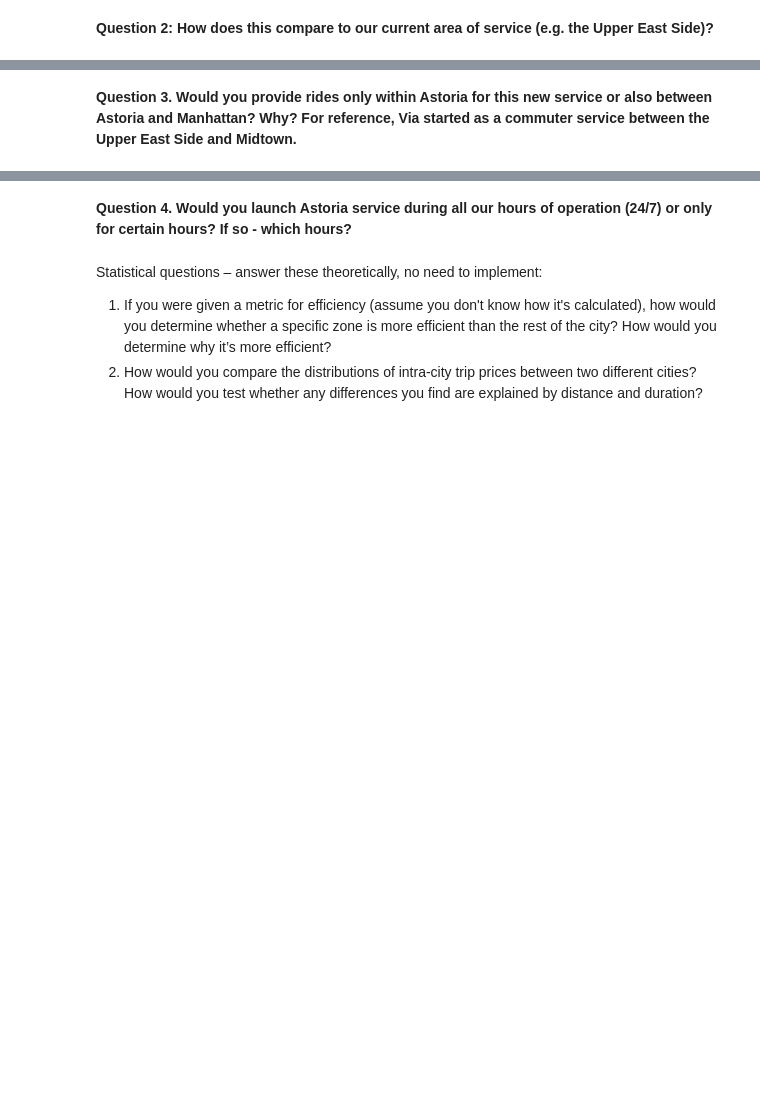
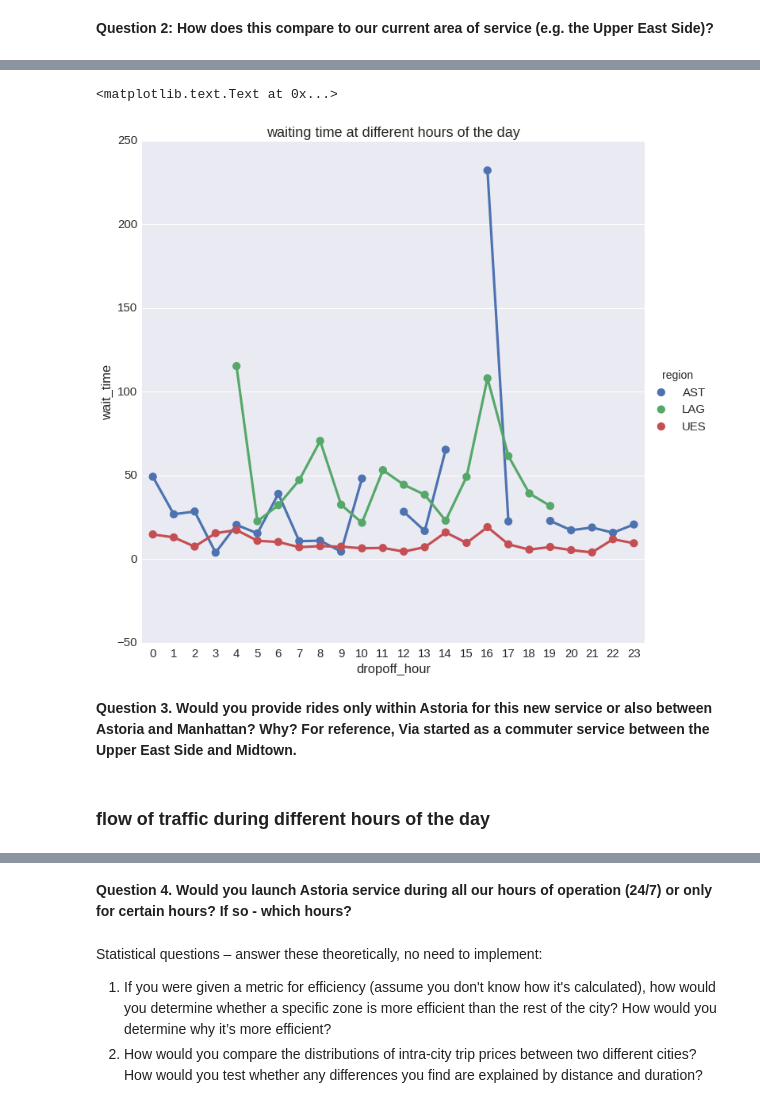
Before and after one commit to huangy22/NYC_taxi_Analysis, a Jupyter notebook: via_data_challenge_dask.ipynb, the cells around one changed output, grey strips where cells are left out. Drawn from its saved outputs; the diff is of its cells as text; code cells hidden in the pictures; blank space fills up the shorter version.

```diff
--- a/via_data_challenge_dask.ipynb
+++ b/via_data_challenge_dask.ipynb
@@ -242,0 +289,4 @@ eff_Upper_East["dist_per_minute"] = eff_Upper_East["trip_distance"]/eff_Upper_Ea
+# %%
+df_wait["dropoff_hour"] = df_wait["dropoff_datetime"].apply(lambda x: pd.to_datetime(x).hour)
+agg_wait_by_hour = df_wait[["wait_time", "region", "dropoff_hour"]] \
+                    .groupby(["region", "dropoff_hour"]).describe().reset_index()
@@ -243,2 +302,13 @@ eff_Upper_East["dist_per_minute"] = eff_Upper_East["trip_distance"]/eff_Upper_Ea
+# %%
+sns.set(font_scale=1.5)
+sns.factorplot(x='dropoff_hour',y='wait_time',
+               data=agg_wait_by_hour[agg_wait_by_hour.level_2=="50%"],
+               hue='region', size=10)
+plt.title("waiting time at different hours of the day")
+# %% [output]
+<matplotlib.text.Text at 0x...>
+[figure, added]
 # %% [markdown]
 **Question 3. Would you provide rides only within Astoria for this new service or also between Astoria and Manhattan? Why? For reference, Via started as a commuter service between the Upper East Side and Midtown.**
+# %% [markdown]
+### flow of traffic during different hours of the day
```
Also changed, not shown: parts of 56 cells of this notebook.
